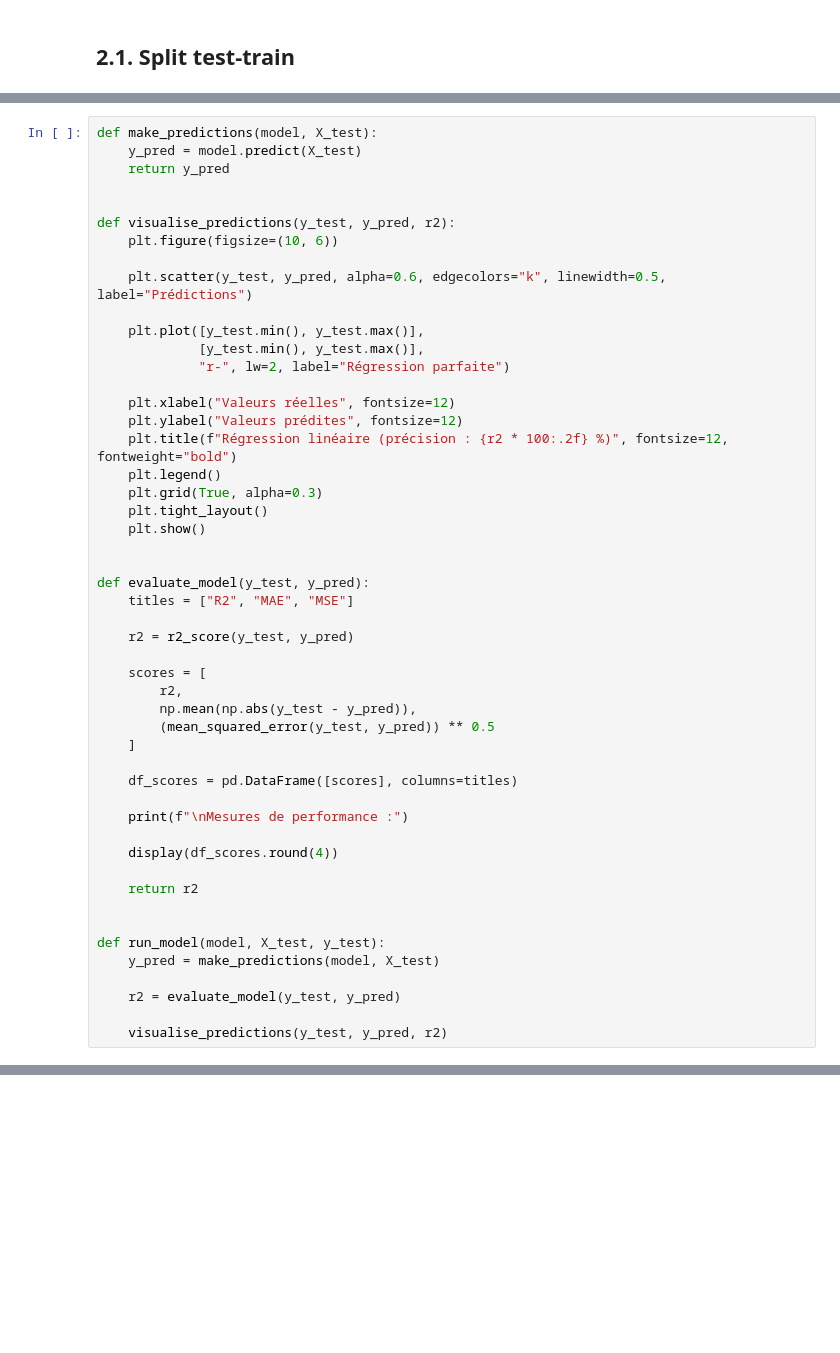
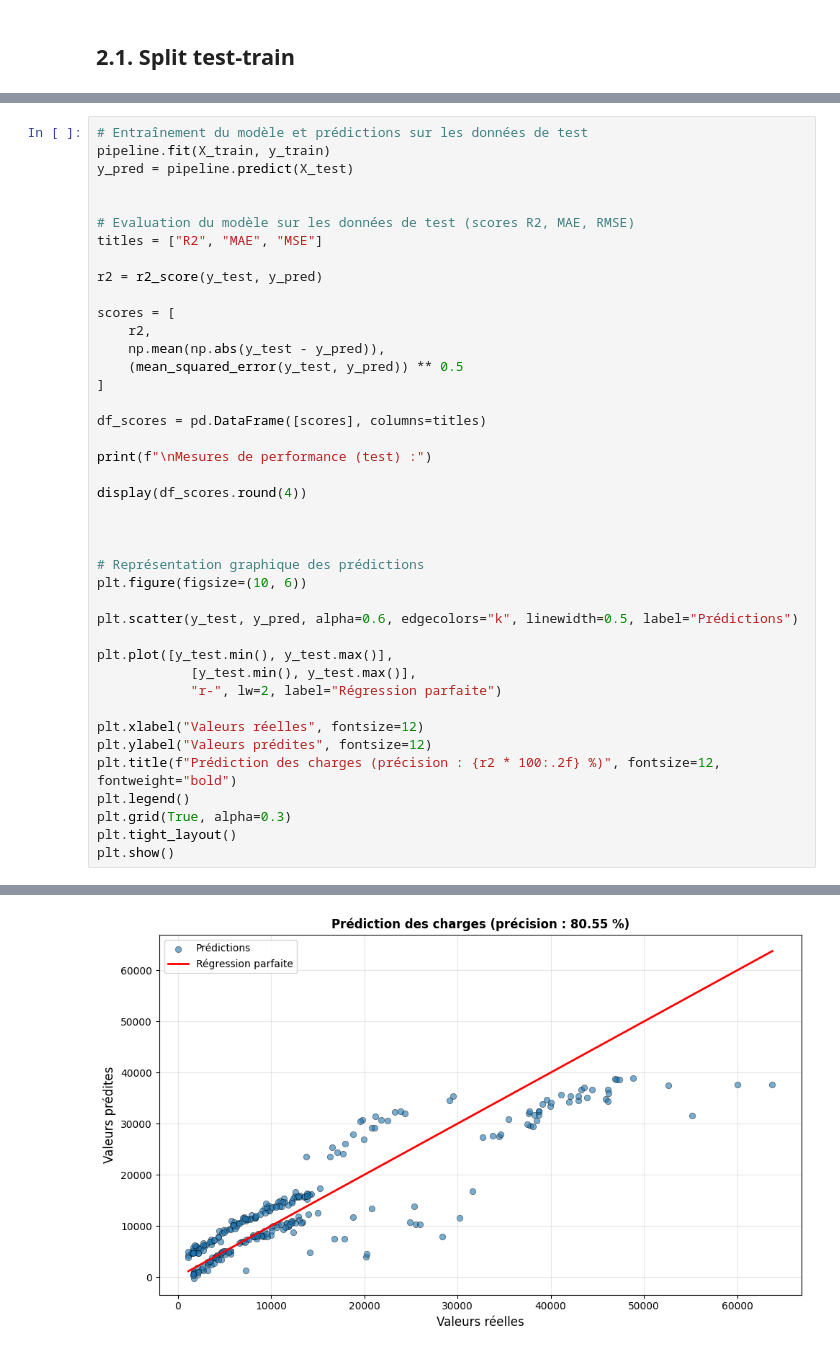
Before and after one commit to UmbertoEmonds/charge_vs_insurance, a Jupyter notebook: insurance_pipeline.ipynb, the cells around one changed output, grey strips where cells are left out. Saved outputs shown, nothing was run; the diff lists cells and outputs as text; blank space fills up the shorter version.

Commit message:
feat: initial notebook with structured pipeline

```diff
--- a/insurance_pipeline.ipynb
+++ b/insurance_pipeline.ipynb
@@ -141,50 +137,42 @@ def apply_pipeline(X_train, y_train, name):
 # %%
-def make_predictions(model, X_test):
-    y_pred = model.predict(X_test)
-    return y_pred
+# Entraînement du modèle et prédictions sur les données de test
+pipeline.fit(X_train, y_train)
+y_pred = pipeline.predict(X_test)
 
 
-def visualise_predictions(y_test, y_pred, r2):
-    plt.figure(figsize=(10, 6))
+# Evaluation du modèle sur les données de test (scores R2, MAE, RMSE)
+titles = ["R2", "MAE", "MSE"]
 
-    plt.scatter(y_test, y_pred, alpha=0.6, edgecolors="k", linewidth=0.5, label="Prédictions")
+r2 = r2_score(y_test, y_pred)
 
-    plt.plot([y_test.min(), y_test.max()],
-             [y_test.min(), y_test.max()],
-             "r-", lw=2, label="Régression parfaite")
+scores = [
+    r2,
+    np.mean(np.abs(y_test - y_pred)),
+    (mean_squared_error(y_test, y_pred)) ** 0.5
+]
 
-    plt.xlabel("Valeurs réelles", fontsize=12)
-    plt.ylabel("Valeurs prédites", fontsize=12)
-    plt.title(f"Régression linéaire (précision : {r2 * 100:.2f} %)", fontsize=12, fontweight="bold")
-    plt.legend()
-    plt.grid(True, alpha=0.3)
-    plt.tight_layout()
-    plt.show()
+df_scores = pd.DataFrame([scores], columns=titles)
+
+print(f"\nMesures de performance (test) :")
+
+display(df_scores.round(4))
 
 
-def evaluate_model(y_test, y_pred):
-    titles = ["R2", "MAE", "MSE"]
 
-    r2 = r2_score(y_test, y_pred)
+# Représentation graphique des prédictions
+plt.figure(figsize=(10, 6))
 
-    scores = [
-        r2,
-        np.mean(np.abs(y_test - y_pred)),
-        (mean_squared_error(y_test, y_pred)) ** 0.5
-    ]
+plt.scatter(y_test, y_pred, alpha=0.6, edgecolors="k", linewidth=0.5, label="Prédictions")
 
-    df_scores = pd.DataFrame([scores], columns=titles)
+plt.plot([y_test.min(), y_test.max()],
+            [y_test.min(), y_test.max()],
+            "r-", lw=2, label="Régression parfaite")
 
-    print(f"\nMesures de performance :")
-
-    display(df_scores.round(4))
-
-    return r2
-
-
-def run_model(model, X_test, y_test):
-    y_pred = make_predictions(model, X_test)
-
-    r2 = evaluate_model(y_test, y_pred)
-
-    visualise_predictions(y_test, y_pred, r2)
+plt.xlabel("Valeurs réelles", fontsize=12)
+plt.ylabel("Valeurs prédites", fontsize=12)
+plt.title(f"Prédiction des charges (précision : {r2 * 100:.2f} %)", fontsize=12, fontweight="bold")
+plt.legend()
+plt.grid(True, alpha=0.3)
+plt.tight_layout()
+plt.show()
+# %% [output]
@@ -190,0 +182 @@ def run_model(model, X_test, y_test):
+[figure, added]
```
Also changed, not shown: parts of 22 cells of this notebook, 5 other files.
